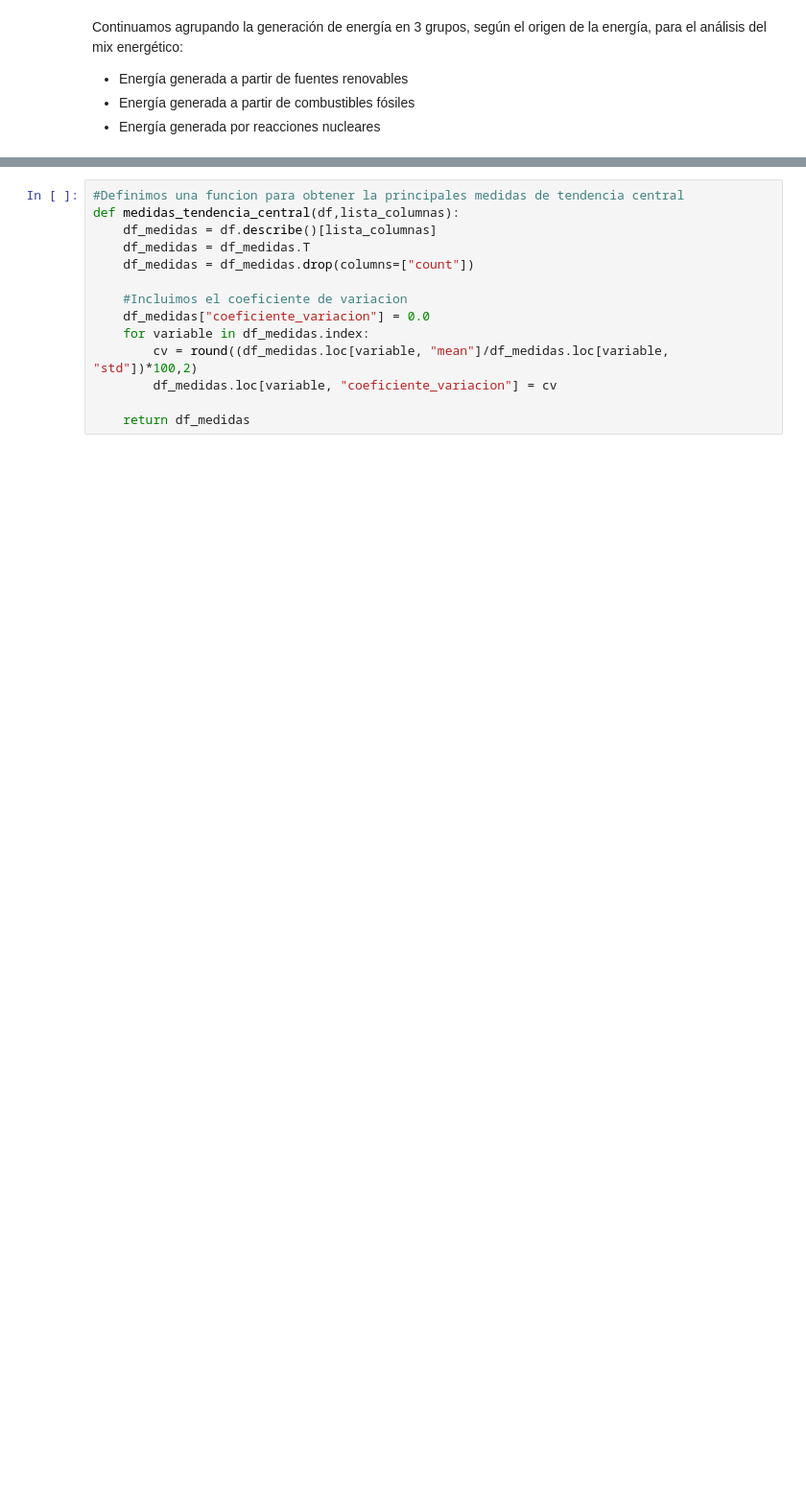
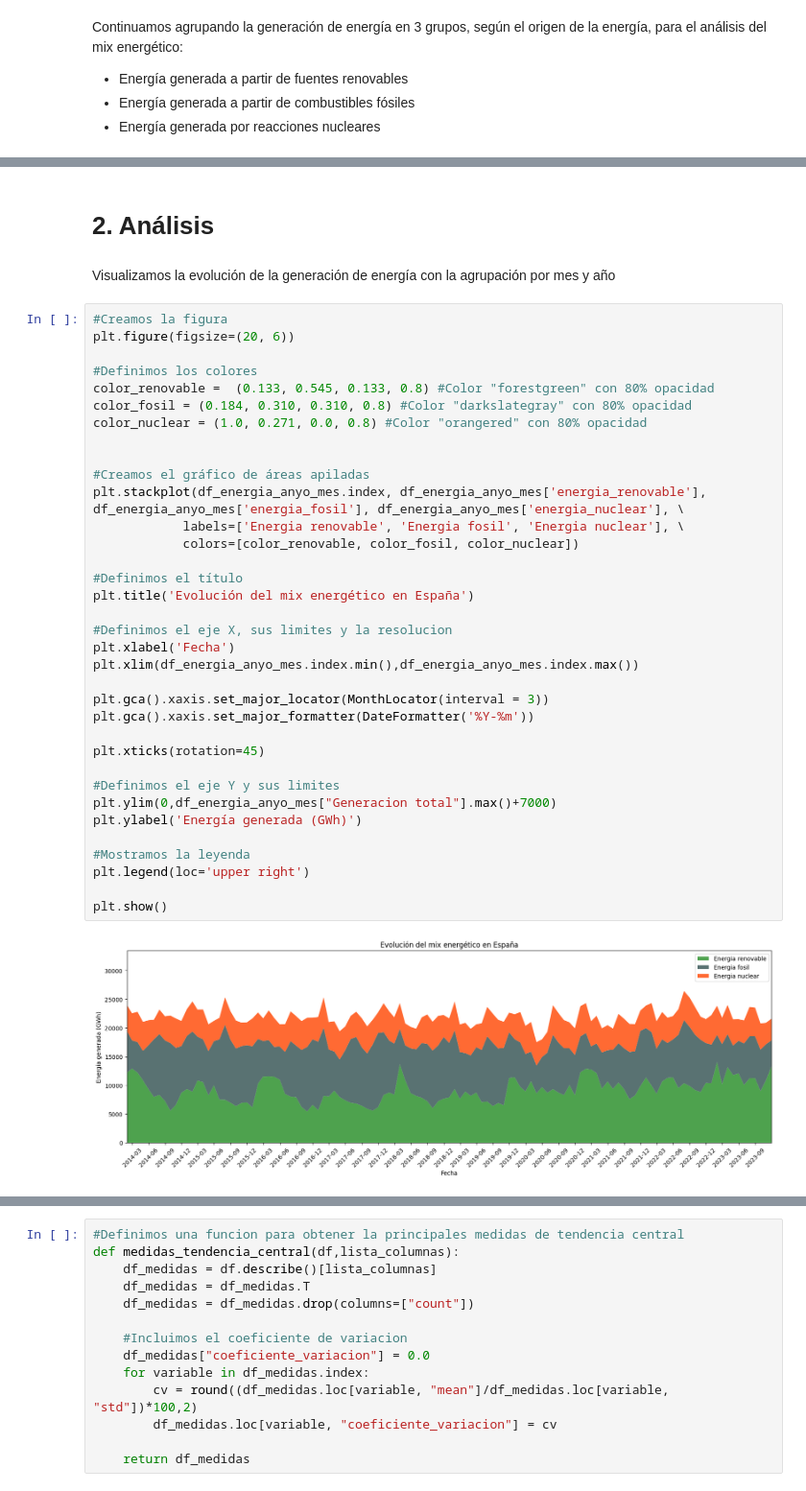
Before and after one commit to RogelioGarciaAlvarez/EDA_Energia, a Jupyter notebook: Memoria.ipynb, the cells around one changed output, grey strips where cells are left out. Shown at 96% size. Cells and saved outputs as stored; diff of their text form; blank space fills up the shorter version.

```diff
--- a/Memoria.ipynb
+++ b/Memoria.ipynb
@@ -257,0 +295,41 @@ Comenzamos el análisis para el DataFrame de energía generada realizando la cla
+# %% [markdown]
+# 2. Análisis
+# %% [markdown]
+Visualizamos la evolución de la generación de energía con la agrupación por mes y año
+# %%
+#Creamos la figura
+plt.figure(figsize=(20, 6))
+
+#Definimos los colores
+color_renovable =  (0.133, 0.545, 0.133, 0.8) #Color "forestgreen" con 80% opacidad
+color_fosil = (0.184, 0.310, 0.310, 0.8) #Color "darkslategray" con 80% opacidad
+color_nuclear = (1.0, 0.271, 0.0, 0.8) #Color "orangered" con 80% opacidad
+
+
+#Creamos el gráfico de áreas apiladas
+plt.stackplot(df_energia_anyo_mes.index, df_energia_anyo_mes['energia_renovable'], df_energia_anyo_mes['energia_fosil'], df_energia_anyo_mes['energia_nuclear'], \
+            labels=['Energia renovable', 'Energia fosil', 'Energia nuclear'], \
+            colors=[color_renovable, color_fosil, color_nuclear])
+
+#Definimos el título
+plt.title('Evolución del mix energético en España')
+
+#Definimos el eje X, sus limites y la resolucion
+plt.xlabel('Fecha')
+plt.xlim(df_energia_anyo_mes.index.min(),df_energia_anyo_mes.index.max())
+
+plt.gca().xaxis.set_major_locator(MonthLocator(interval = 3))
+plt.gca().xaxis.set_major_formatter(DateFormatter('%Y-%m'))
+
+plt.xticks(rotation=45)
+
+#Definimos el eje Y y sus limites
+plt.ylim(0,df_energia_anyo_mes["Generacion total"].max()+7000)
+plt.ylabel('Energía generada (GWh)')
+
+#Mostramos la leyenda
+plt.legend(loc='upper right')
+
+plt.show()
+# %% [output]
+[figure, added]
```
Also changed, not shown: parts of 69 cells of this notebook, 5 other files.
